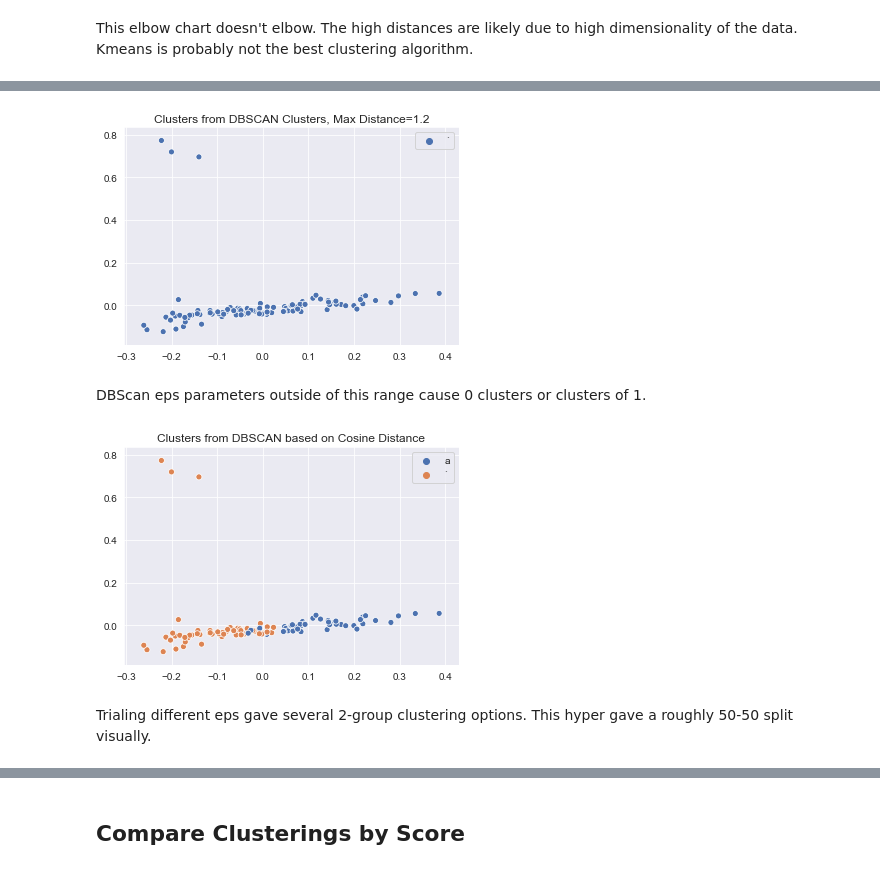
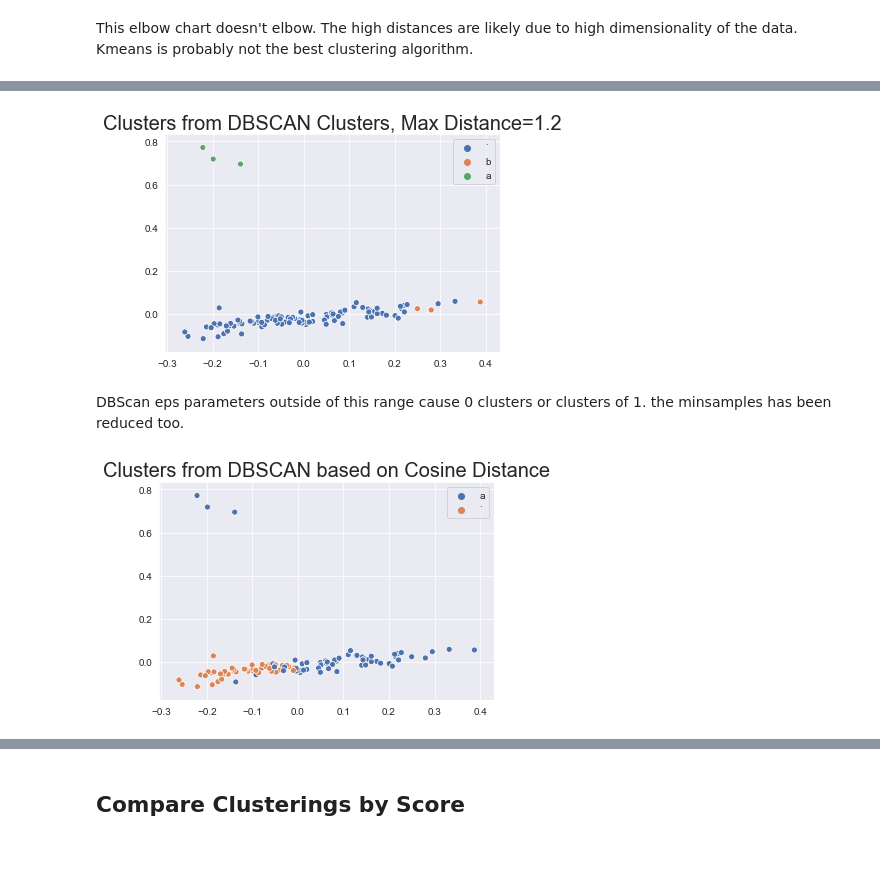
Before and after one commit to chrisoyer/unsupervised_learning-scifi_stories, a Jupyter notebook: scifi_stories.ipynb, the cells around one changed output, grey strips where cells are left out. Cells and saved outputs as stored; diff of their text form; code cells hidden in the pictures.

```diff
--- a/scifi_stories.ipynb
+++ b/scifi_stories.ipynb
@@ -213,9 +213,9 @@ X_tfidf_tr, X_tfidf_te, y_train, y_test = train_test_split(X_tfidf, stories_df.A
 # %%
 terms = vectorizer.get_feature_names()
 # %%
-lda = LatentDirichletAllocation(n_components=10, max_iter=10, learning_method='online',verbose=True)
+lda = LatentDirichletAllocation(n_components=8, max_iter=10, learning_method='online',verbose=True)
 lda.fit_transform(X_tfidf_tr)
-svd_topic = TruncatedSVD(n_components=10)
+svd_topic = TruncatedSVD(n_components=8)
 svd_topic.fit_transform(X_tfidf_tr)
 # %% [output]
 iteration: 1 of max_iter: 10
@@ -318,7 +314,7 @@ def visualize_clusters(model, name, Xpca=X_tfidf_pca, X=X_tfidf_tr):
     sns.set_style('darkgrid')
     sns.set_palette('deep')
     sns.scatterplot(x=Xpca[:, 0], y=Xpca[:, 1], hue=y_pred)
-    plt.title("Clusters from {}".format(name));
+    plt.title("Clusters from {}".format(name), fontsize=20);
 # %%
 def elbow(model, modelname):
     inertia = []
@@ -358,15 +360,13 @@ visualize_clusters(DBs1, "DBSCAN Clusters, Max Distance=1.3");
 # %%
-DBs2 = DBSCAN(eps=1.2)
+DBs2 = DBSCAN(eps=1.2, min_samples=3)
 visualize_clusters(DBs2, "DBSCAN Clusters, Max Distance=1.2");
 # %% [output]
-[figure, old version]
+[figure, new version]
 # %% [markdown]
-DBScan eps parameters outside of this range cause 0 clusters or clusters of 1.
+DBScan eps parameters outside of this range cause 0 clusters or clusters of 1. the minsamples has been reduced too.
 # %%
 # DBSCAN with cosine similarity
-DBs3pair = DBSCAN(eps=.83, metric='cosine')
-visualize_clusters(model=DBs3pair, name='DBSCAN based on Cosine Distance')#, X=pairwise_distances(X_tfidf, metric='cosine'))
+DBs3cos = DBSCAN(eps=.85, metric='cosine', min_samples=3)
+visualize_clusters(model=DBs3cos, name='DBSCAN based on Cosine Distance')#, X=pairwise_distances(X_tfidf, metric='cosine'))
 # %% [output]
-[figure, old version]
+[figure, new version]
-# %% [markdown]
-Trialing different eps gave several 2-group clustering options. This hyper gave a roughly 50-50 split visually.
```
Also changed, not shown: parts of 28 cells of this notebook.
